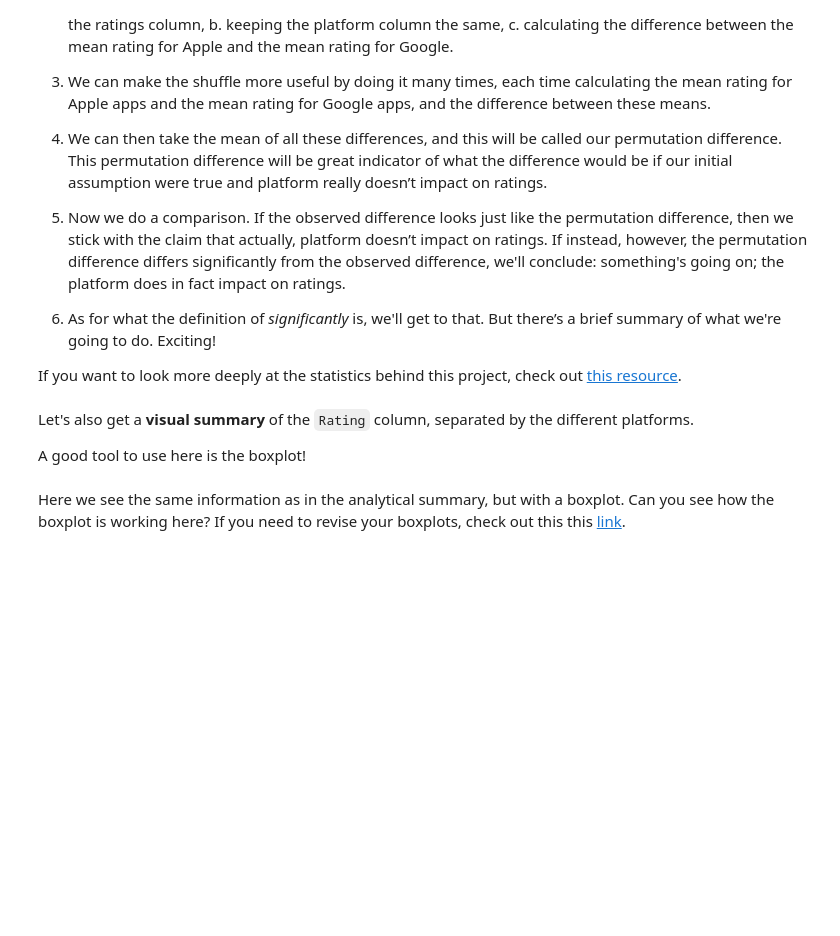
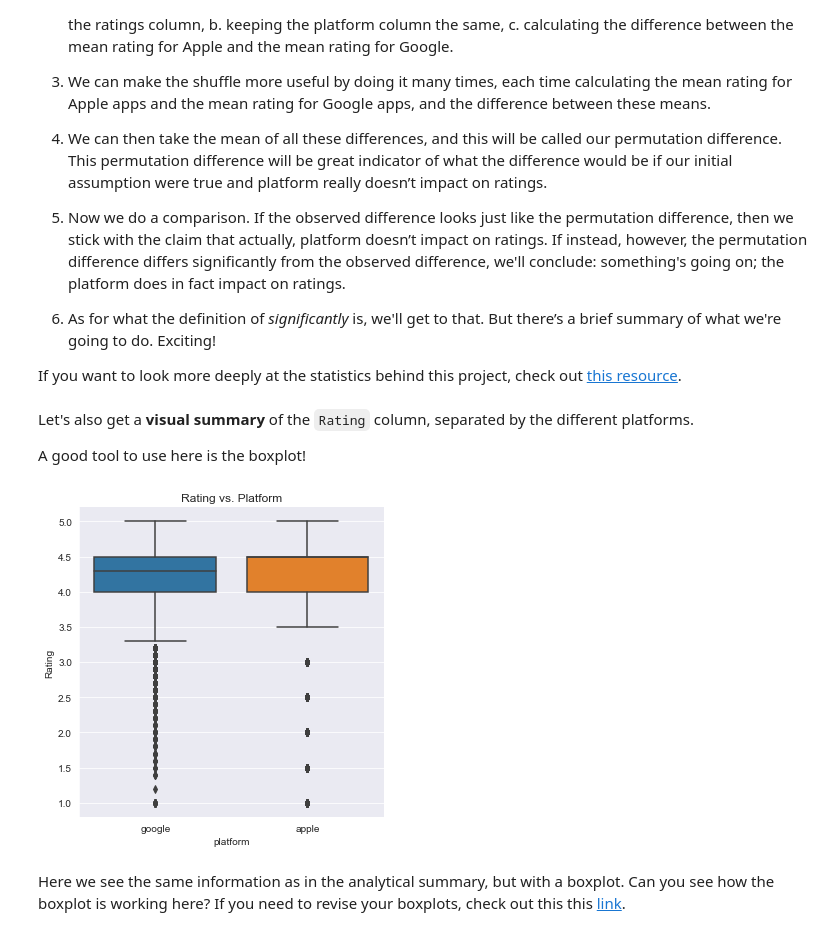
Before and after one commit to rcepedaraza/springboard-apps-project, a Jupyter notebook: Springboard Apps project - Tier 3 - Complete.ipynb, the cells around one changed output. Saved outputs shown, nothing was run; the diff lists cells and outputs as text; code cells hidden in the pictures; blank space fills up the shorter version.

```diff
--- a/Springboard Apps project - Tier 3 - Complete.ipynb
+++ b/Springboard Apps project - Tier 3 - Complete.ipynb
@@ -232,19 +291,19 @@ This is an important step to unify the two datasets!
 # %%
 # Create a variable called old_names where you'll store the column names of the Apple dataframe.
 # Use the feature .columns.
-_ _ _
+old_names = apple_df.columns
 
 # Create a variable called new_names where you'll store the column names of the Google dataframe.
-_ _ _
+new_names = google_df.columns
 
 # Use the rename() DataFrame method to change the columns names.
-_ _ _
+apple_df.rename(columns=dict(zip(old_names, new_names)), inplace=True)
 # %% [markdown]
 ### 2d. Join the two datasets
 Let's combine the two datasets into a single data frame called `df`.
 # %%
 # Let's use the append() method to append Apple to Google.
-_ _ _
+df = pd.concat((google_df, apple_df))
 
 # Using the sample() method with the number 12 passed to it, check 12 random points of your dataset.
-_ _ _
+df.sample(12)
@@ -255,9 +341,9 @@ As you can see there are some `NaN` values. We want to eliminate all these `NaN`
 # %%
 # Lets check first the dimesions of df before droping `NaN` values. Use the .shape feature.
-_ _ _
+print("DF initial dimension: {}".format(df.shape))
 
 # Use the dropna() method to eliminate all the NaN values, and overwrite the same dataframe with the result.
-_ _ _
+df.dropna(inplace=True)
 
 # Check the new dimesions of our dataframe.
-_ _ _
+print("DF new dimension: {}".format(df.shape))
@@ -275,7 +366,7 @@ _ _ _
 929 apps do not have reviews, we need to eliminate these points!
 # %%
 # Eliminate the points that have 0 reviews.
-_ _ _
+df = df[df["Reviews"] != 0]
 # %% [markdown]
 ### 2g. Summarize the data visually and analytically (by the column `platform`)
 # %% [markdown]
@@ -318,3 +411,13 @@ _ _ _
+# %%
+# Call the boxplot() method on our df.
+sns.set_style("darkgrid")
+
+g = sns.catplot(x="platform", y="Rating", data=df, kind="box")
+# g.figure.suptitle("Rating vs. Platform", y=1.02, x=0.5)
+plt.title("Rating vs. Platform")
+plt.show();
+# %% [output]
+[figure, added]
 # %% [markdown]
 Here we see the same information as in the analytical summary, but with a boxplot. Can you see how the boxplot is working here? If you need to revise your boxplots, check out this this [link](https://www.kaggle.com/ramamet4/app-store-apple-data-set-10k-apps).
 # %% [markdown]
```
Also changed, not shown: parts of 38 cells of this notebook.
